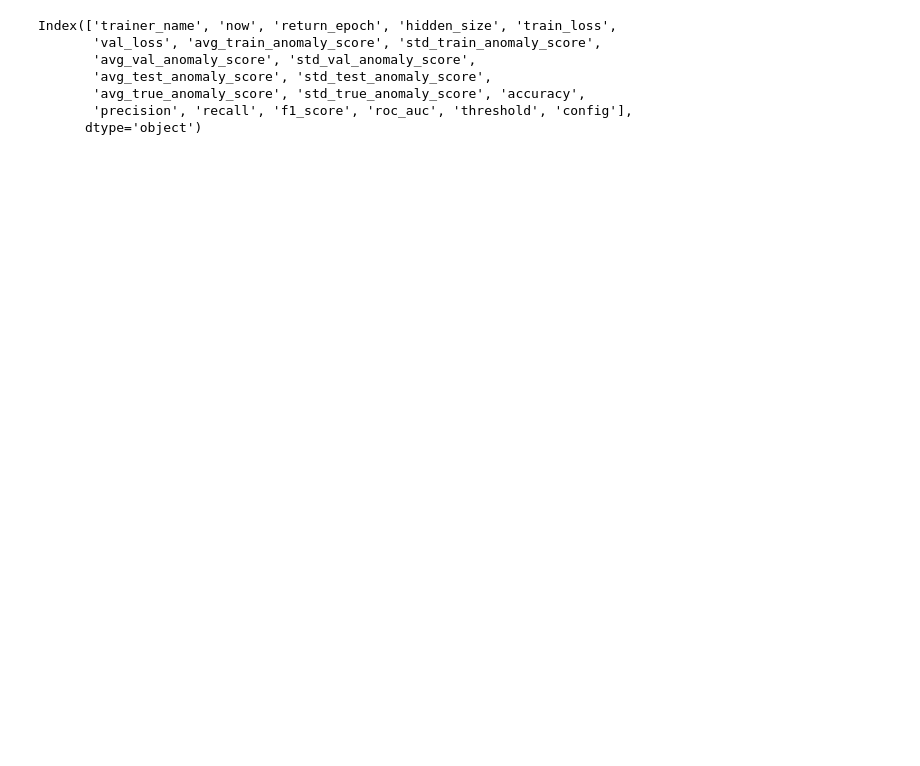
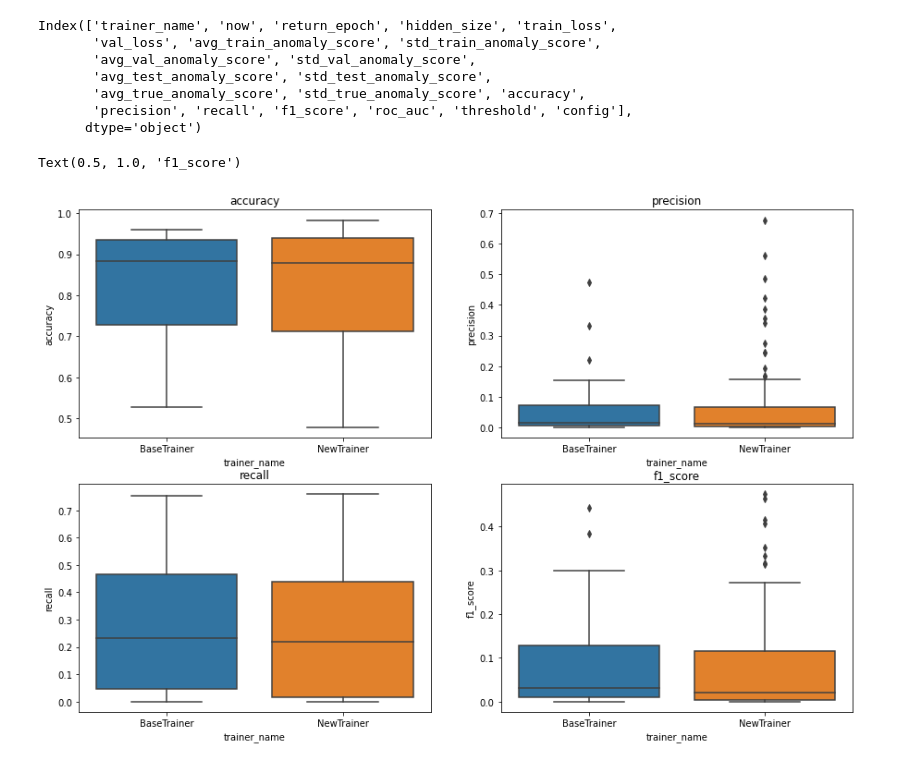
Before and after one commit to minsoo9506/my-paper, a Jupyter notebook: results_analysis.ipynb, the cells around one changed output. Cells and saved outputs as stored; diff of their text form; code cells hidden in the pictures; blank space fills up the shorter version.

```diff
--- a/results_analysis.ipynb
+++ b/results_analysis.ipynb
@@ -45,4 +127,21 @@ Index(['trainer_name', 'now', 'return_epoch', 'hidden_size', 'train_loss',
        'avg_true_anomaly_score', 'std_true_anomaly_score', 'accuracy',
        'precision', 'recall', 'f1_score', 'roc_auc', 'threshold', 'config'],
       dtype='object')
+# %%
+plt.figure(figsize=(15,10))
+plt.subplot(221)
+sns.boxplot(data=df_hidden2, y='accuracy', x='trainer_name')
+plt.title('accuracy')
+plt.subplot(222)
+sns.boxplot(data=df_hidden2, y='precision', x='trainer_name')
+plt.title('precision')
+plt.subplot(223)
+sns.boxplot(data=df_hidden2, y='recall', x='trainer_name')
+plt.title('recall')
+plt.subplot(224)
+sns.boxplot(data=df_hidden2, y='f1_score', x='trainer_name')
+plt.title('f1_score')
+# %% [output]
+Text(0.5, 1.0, 'f1_score')
+[figure, added]
 # %%
```
Also changed, not shown: parts of 22 cells of this notebook.
